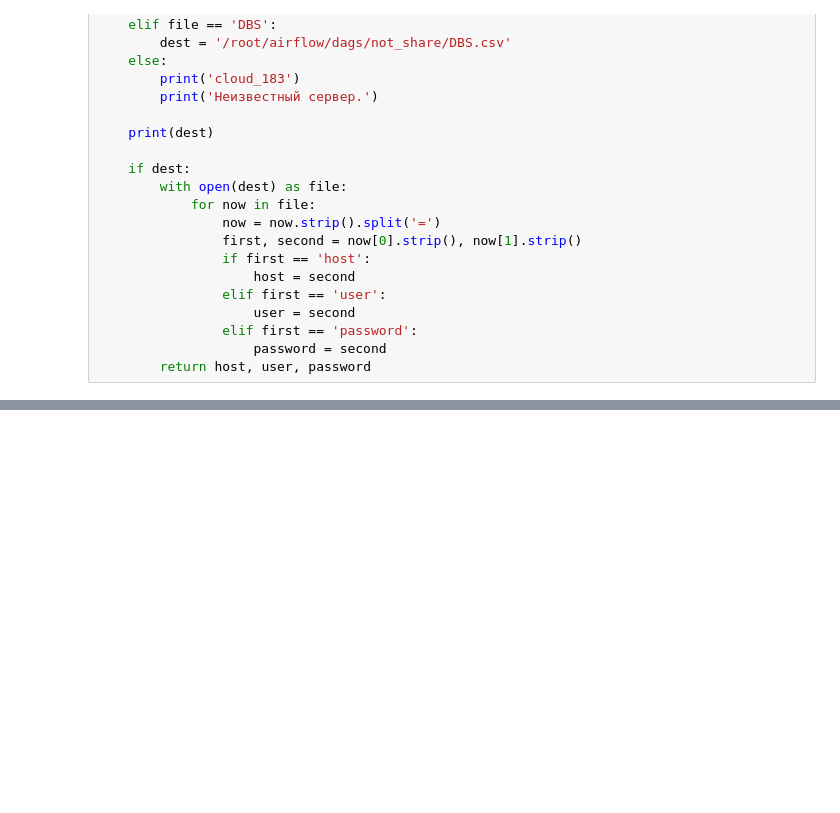
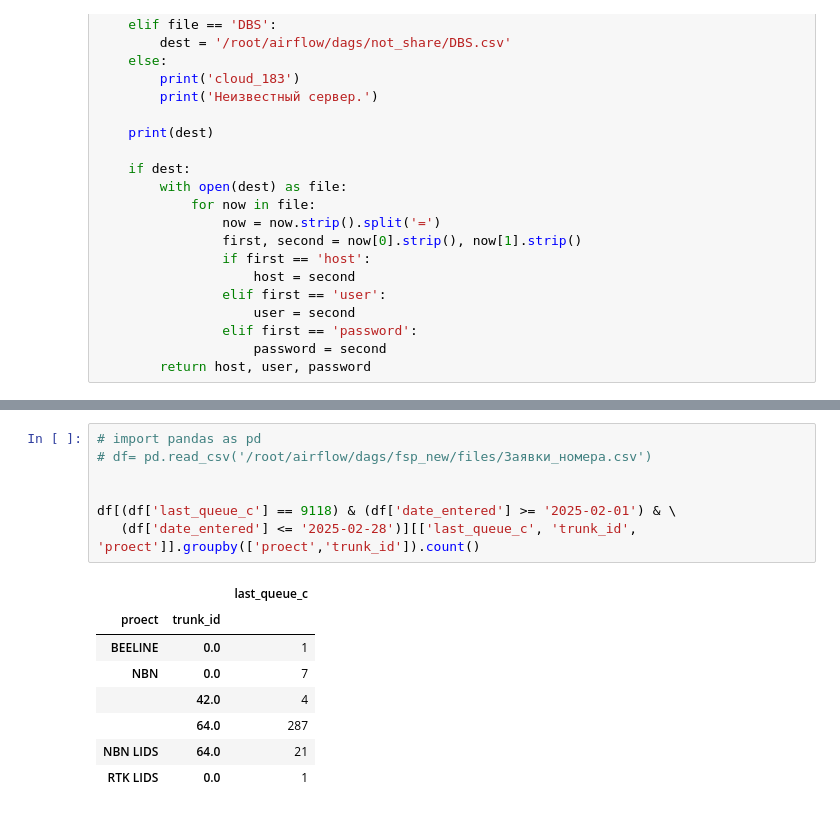
Before and after one commit to Just-Call-039/Airflow, a Jupyter notebook: dags/liza_test/request.ipynb, the cells around one changed output, grey strips where cells are left out. Saved outputs shown, nothing was run; the diff lists cells and outputs as text; blank space fills up the shorter version.

```diff
--- a/dags/liza_test/request.ipynb
+++ b/dags/liza_test/request.ipynb
@@ -2291,0 +419,16 @@ where last_step in ({})
+# %%
+# import pandas as pd
+# df= pd.read_csv('/root/airflow/dags/fsp_new/files/Заявки_номера.csv')
+
+
+df[(df['last_queue_c'] == 9118) & (df['date_entered'] >= '2025-02-01') & \
+   (df['date_entered'] <= '2025-02-28')][['last_queue_c', 'trunk_id', 'proect']].groupby(['proect','trunk_id']).count()
+# %% [output]
+|  |  | last_queue_c |
+| proect | trunk_id |  |
+| BEELINE | 0.0 | 1 |
+| NBN | 0.0 | 7 |
+|  | 42.0 | 4 |
+|  | 64.0 | 287 |
+| NBN LIDS | 64.0 | 21 |
+| RTK LIDS | 0.0 | 1 |
```
Also changed, not shown: parts of 20 cells of this notebook, 28 other files.
